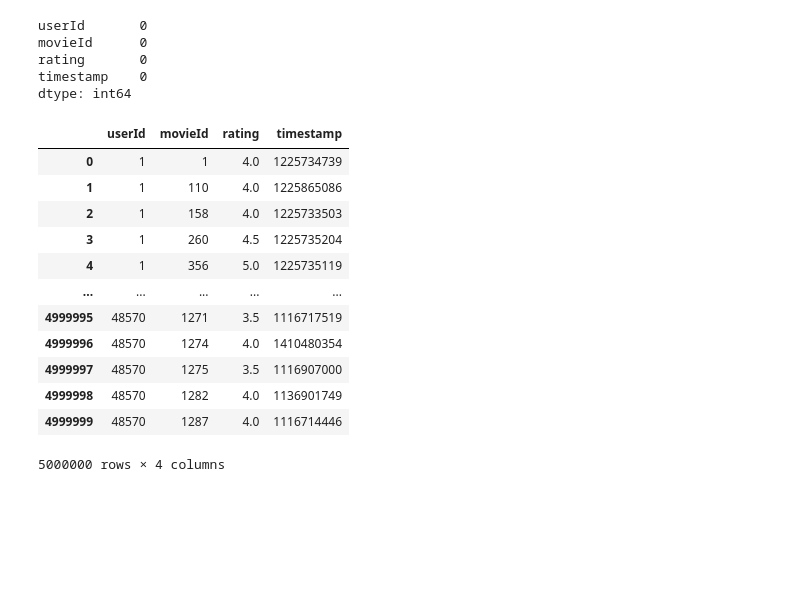
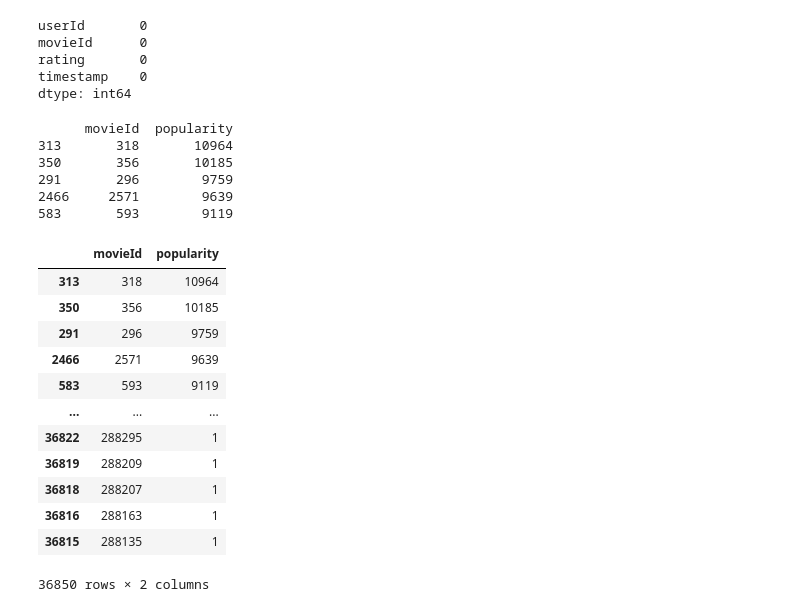
Before and after one commit to solovee/Movie_For_You, a Jupyter notebook: main.ipynb, the cells around one changed output. Drawn from its saved outputs; the diff is of its cells as text; code cells hidden in the pictures; blank space fills up the shorter version.

```diff
--- a/main.ipynb
+++ b/main.ipynb
@@ -32,23 +63,40 @@ movieId      0
 rating       0
 timestamp    0
 dtype: int64
-# %%
-df.iloc[:5000000, :]
-# %% [output]
-|  | userId | movieId | rating | timestamp |
-| 0 | 1 | 1 | 4.0 | 1225734739 |
-| 1 | 1 | 110 | 4.0 | 1225865086 |
-| 2 | 1 | 158 | 4.0 | 1225733503 |
-| 3 | 1 | 260 | 4.5 | 1225735204 |
-| 4 | 1 | 356 | 5.0 | 1225735119 |
-| ... | ... | ... | ... | ... |
-| 4999995 | 48570 | 1271 | 3.5 | 1116717519 |
-| 4999996 | 48570 | 1274 | 4.0 | 1410480354 |
-| 4999997 | 48570 | 1275 | 3.5 | 1116907000 |
-| 4999998 | 48570 | 1282 | 4.0 | 1136901749 |
-| 4999999 | 48570 | 1287 | 4.0 | 1116714446 |
-5000000 rows × 4 columns
 # %%
 df = df.iloc[:3000000, :]
+# %%
+popularity = (
+    df.groupby("movieId")          # agrupa por filme
+      .size()                      # conta avaliações por filme
+      .rename("popularity")        # renomeia a série
+      .reset_index()               # transforma o índice (movieId) em coluna
+      .sort_values("popularity", ascending=False)  # opcional: mais populares primeiro
+)
+
+print(popularity.head())
+# %% [output]
+      movieId  popularity
+313       318       10964
+350       356       10185
+291       296        9759
+2466     2571        9639
+583       593        9119
+# %%
+popularity.iloc[:]
+# %% [output]
+|  | movieId | popularity |
+| 313 | 318 | 10964 |
+| 350 | 356 | 10185 |
+| 291 | 296 | 9759 |
+| 2466 | 2571 | 9639 |
+| 583 | 593 | 9119 |
+| ... | ... | ... |
+| 36822 | 288295 | 1 |
+| 36819 | 288209 | 1 |
+| 36818 | 288207 | 1 |
+| 36816 | 288163 | 1 |
+| 36815 | 288135 | 1 |
+36850 rows × 2 columns
 # %%
 df_pivot = df.pivot_table(index='userId', columns='movieId', values='rating', aggfunc='mean')
```
Also changed, not shown: parts of 29 cells of this notebook, 6 other files.
